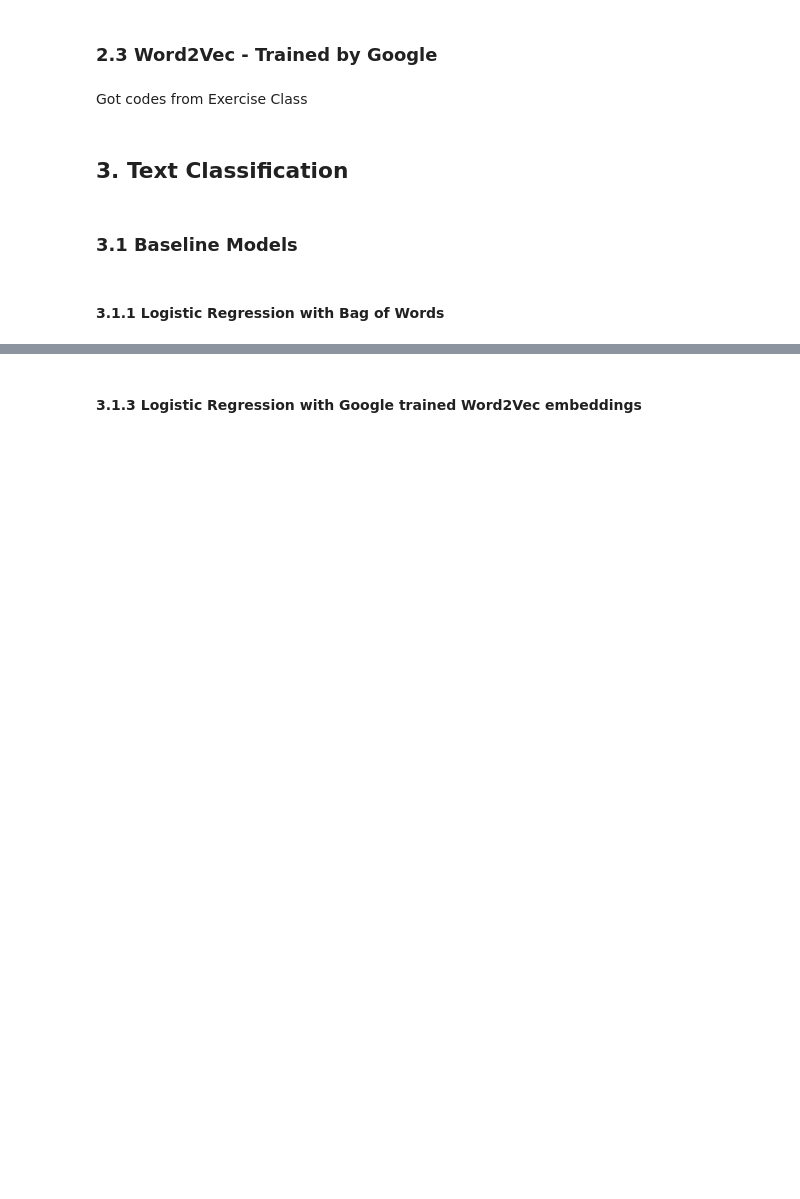
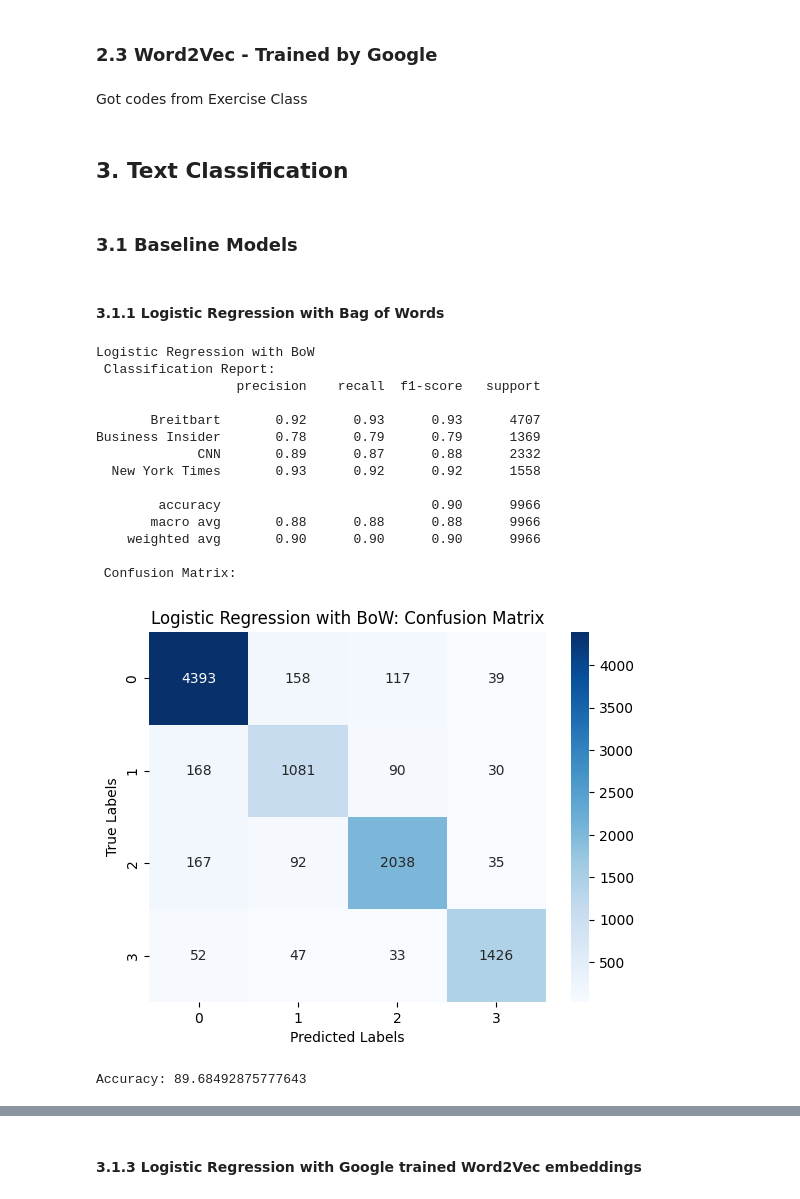
Before and after one commit to felix1102/NLP_finalproject, a Jupyter notebook: NLP_Fredrik_Codes.ipynb, the cells around one changed output, grey strips where cells are left out. Drawn from its saved outputs; the diff is of its cells as text; code cells hidden in the pictures; blank space fills up the shorter version.

```diff
--- a/NLP_Fredrik_Codes.ipynb
+++ b/NLP_Fredrik_Codes.ipynb
@@ -205,12 +214,33 @@ X_train, X_test, y_train, y_test = train_test_split(X, y, test_size = 0.2, rando
 # %%
 # Vectorizer
 X_train_bow = BoW.transform(X_train)
 X_test_bow = BoW.transform(X_test)
 
 # Classifier
 lr_bow = LogisticRegression(max_iter=1000000)
 lr_bow.fit(X_train_bow, y_train)
 
 # Evaluate
-yPred_bow = lr_bow.predict(X_test_bow)
-evaluate(y_test, yPred_bow, 'Logistic Regression with BoW')
+yPred_lr_bow = lr_bow.predict(X_test_bow)
+evaluate(y_test, yPred_lr_bow, 'Logistic Regression with BoW')
+# %% [output]
+Logistic Regression with BoW
+ Classification Report:
+                  precision    recall  f1-score   support
+
+       Breitbart       0.92      0.93      0.93      4707
+Business Insider       0.78      0.79      0.79      1369
+             CNN       0.89      0.87      0.88      2332
+  New York Times       0.93      0.92      0.92      1558
+
+        accuracy                           0.90      9966
+       macro avg       0.88      0.88      0.88      9966
+    weighted avg       0.90      0.90      0.90      9966
+
+ Confusion Matrix:
+[figure, added]
+# %%
+# Accuracy
+print('Accuracy:', accuracy_score(y_test, yPred_lr_bow) *100)
+# %% [output]
+Accuracy: 89.68492875777643
```
Also changed, not shown: parts of 25 cells of this notebook.
